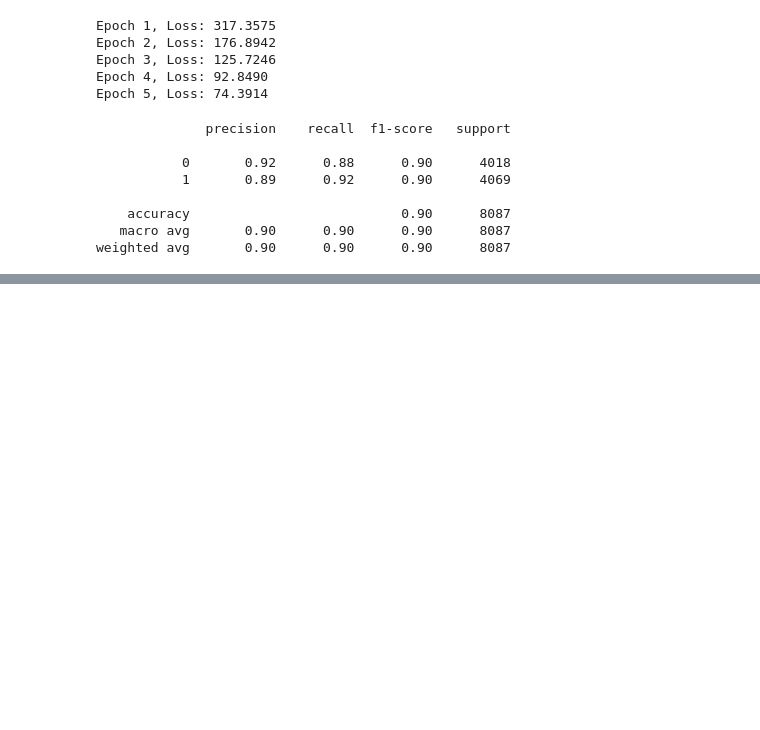
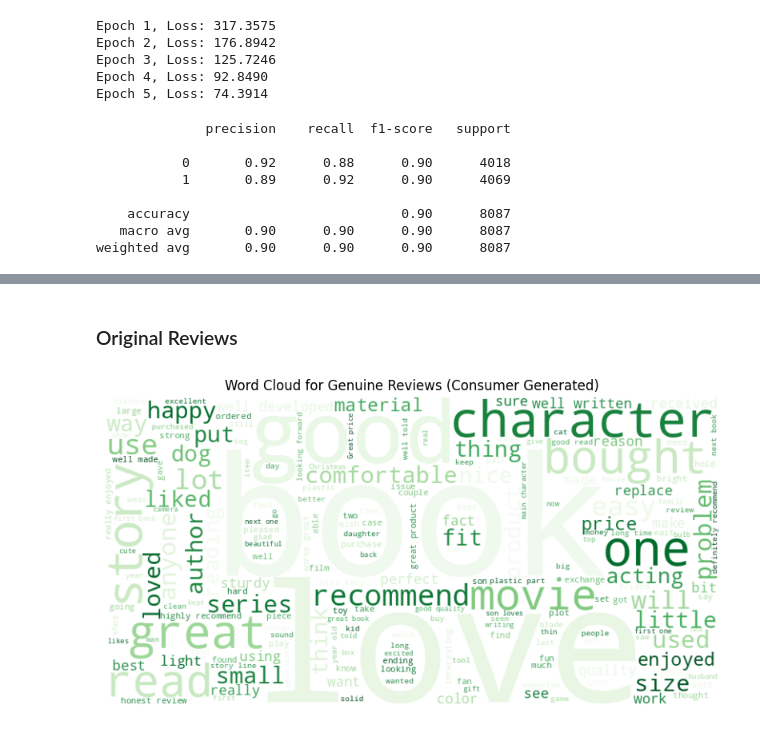
Before and after one commit to Anushka197/Imitation_Fakespot_202301224, a Jupyter notebook: notebooks/04_classification.ipynb, the cells around one changed output, grey strips where cells are left out. Drawn from its saved outputs; the diff is of its cells as text; code cells hidden in the pictures; blank space fills up the shorter version.

```diff
--- a/notebooks/04_classification.ipynb
+++ b/notebooks/04_classification.ipynb
@@ -165,0 +168,32 @@ plt.show()
+# %% [markdown]
+### Original Reviews
+# %%
+from wordcloud import WordCloud
+import matplotlib.pyplot as plt
+import pandas as pd
+
+# Load data
+df = pd.read_csv("../data/processed/cleaned_reviews.csv")
+
+# Filter for 'CG' (Genuine Reviews)
+# Added .dropna() to ensure no errors if some rows are empty
+genuine_reviews = df[df['label'] == 'CG']['text_'].dropna().astype(str)
+
+text = " ".join(genuine_reviews)
+
+# Generate WordCloud
+wordcloud = WordCloud(
+    width=800,
+    height=400,
+    background_color='white',
+    colormap='Greens' # Green is a good visual cue for 'Genuine/Safe'
+).generate(text)
+
+# Plotting
+plt.figure(figsize=(10,5))
+plt.imshow(wordcloud, interpolation='bilinear')
+plt.axis('off')
+plt.title("Word Cloud for Genuine Reviews (Consumer Generated)")
+plt.show()
+# %% [output]
+[figure, added]
```
Also changed, not shown: parts of 2 cells of this notebook, 2 other files.
